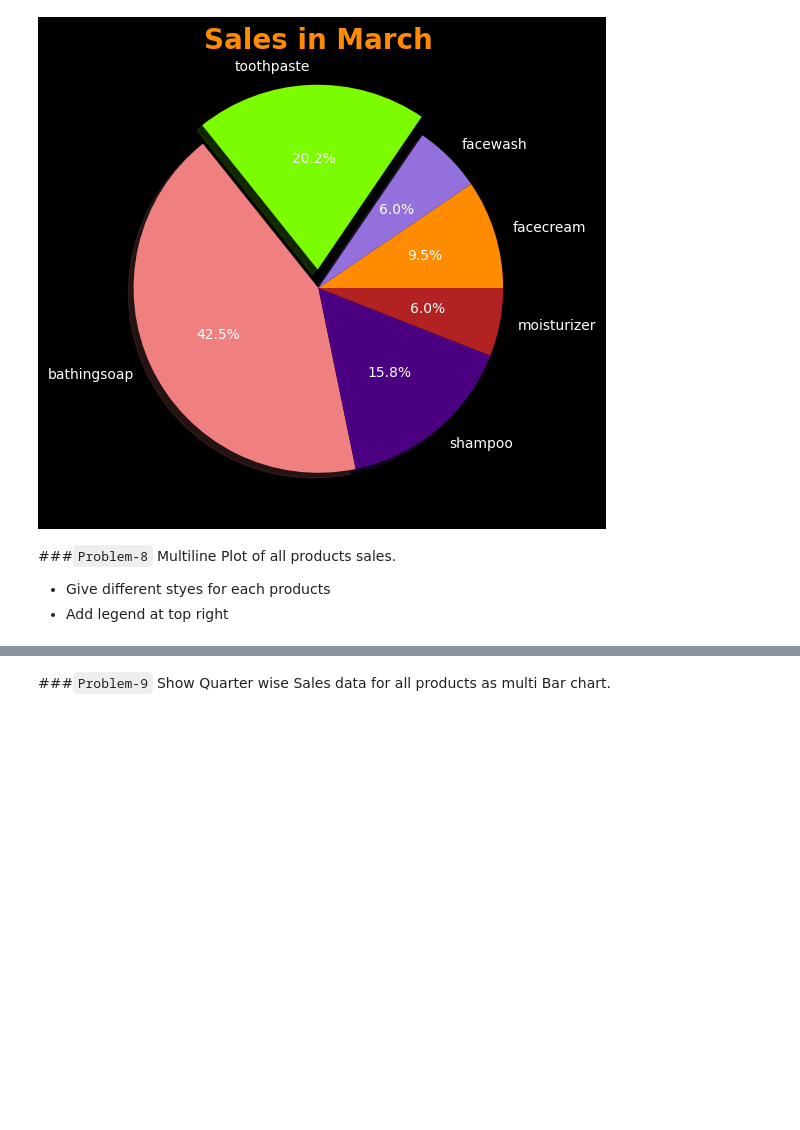
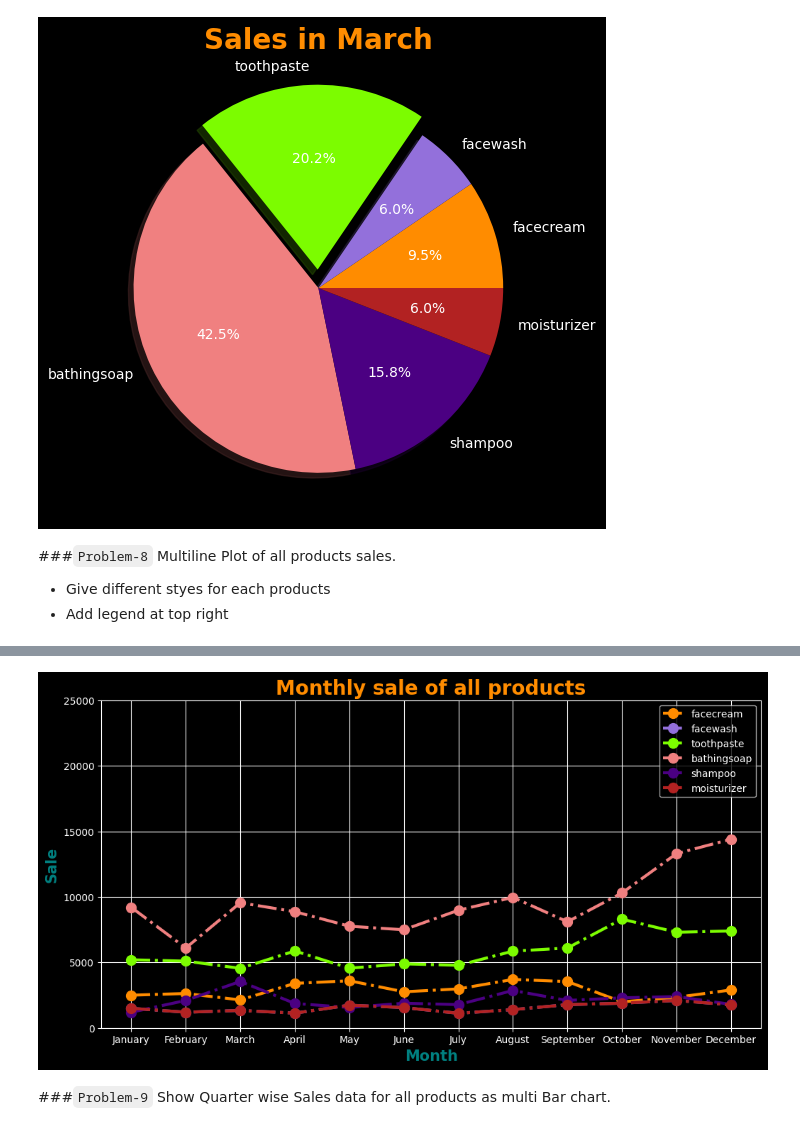
Before and after one commit to rishabhk1501/Data-Analytics-Tasks, a Jupyter notebook: session_23_task_soln.ipynb, the cells around one changed output, grey strips where cells are left out. Saved outputs shown, nothing was run; the diff lists cells and outputs as text; code cells hidden in the pictures; blank space fills up the shorter version.

```diff
--- a/session_23_task_soln.ipynb
+++ b/session_23_task_soln.ipynb
@@ -286,3 +310,25 @@ plt.show()
+# %%
+# Using Matplotlib
+
+plt.figure(figsize=(12,6))
+plt.plot(temp['facecream'],color='#FF8C00',linestyle='dashdot',linewidth=3,label='facecream',marker='o',markersize=10)
+plt.plot(temp['facewash'],color='#9370DB',linestyle='dashdot',linewidth=3,label='facewash',marker='o',markersize=10)
+plt.plot(temp['toothpaste'],color='#7CFC00',linestyle='dashdot',linewidth=3,label='toothpaste',marker='o',markersize=10)
+plt.plot(temp['bathingsoap'],color='#F08080',linestyle='dashdot',linewidth=3,label='bathingsoap',marker='o',markersize=10)
+plt.plot(temp['shampoo'],color='#4B0082',linestyle='dashdot',linewidth=3,label='shampoo',marker='o',markersize=10)
+plt.plot(temp['moisturizer'],color='#B22222',linestyle='dashdot',linewidth=3,label='moisturizer',marker='o',markersize=10)
+
+
+plt.xlabel('Month',fontdict={'fontsize':15,'weight': 'bold','color': '#008080'})
+plt.ylabel('Sale',fontdict={'fontsize':15,'weight': 'bold','color': '#008080'})
+plt.title('Monthly sale of all products',fontdict={'fontsize':20,'weight': 'bold','color': '#FF8C00'})
+plt.xticks(np.arange(temp.shape[0]),temp['month_name'].unique())
+plt.legend(loc='upper right')
+plt.ylim(0,25000)
+plt.grid()
+plt.show()
+# %% [output]
+[figure, added]
 # %% [markdown]
 ###`Problem-9` Show Quarter wise Sales data for all products as multi Bar chart.
 # %% [markdown]
```
Also changed, not shown: parts of 3 cells of this notebook.
